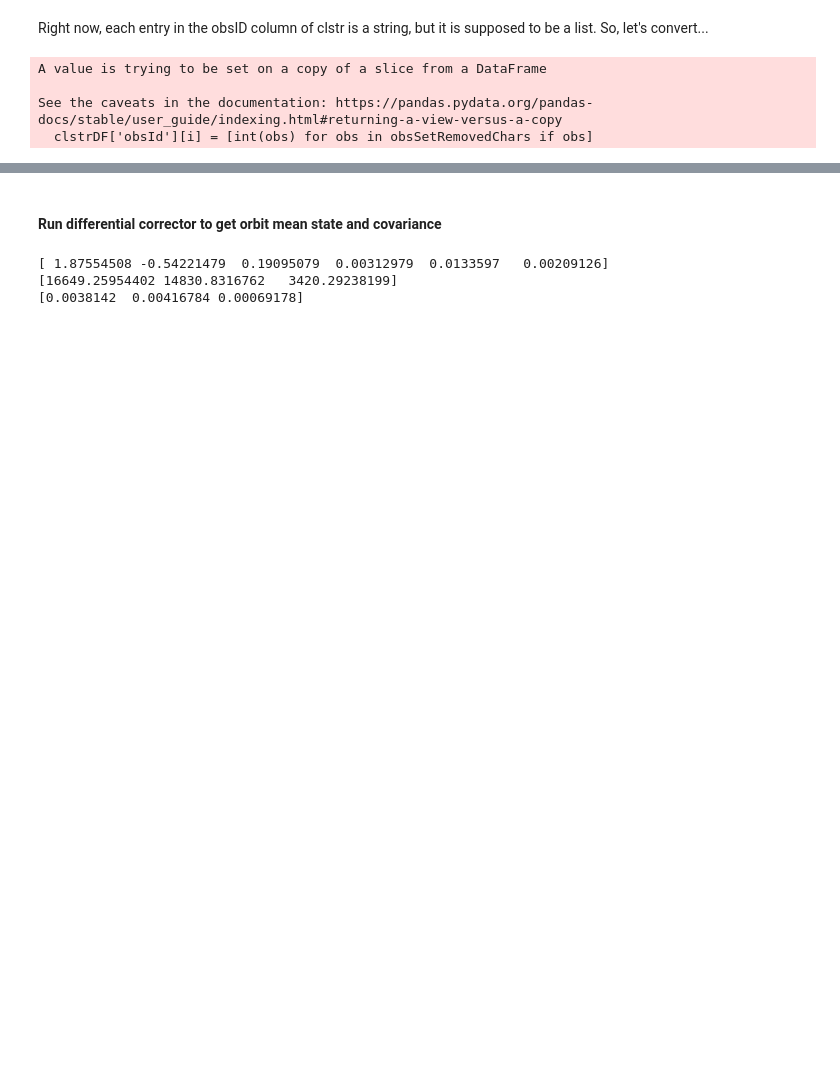
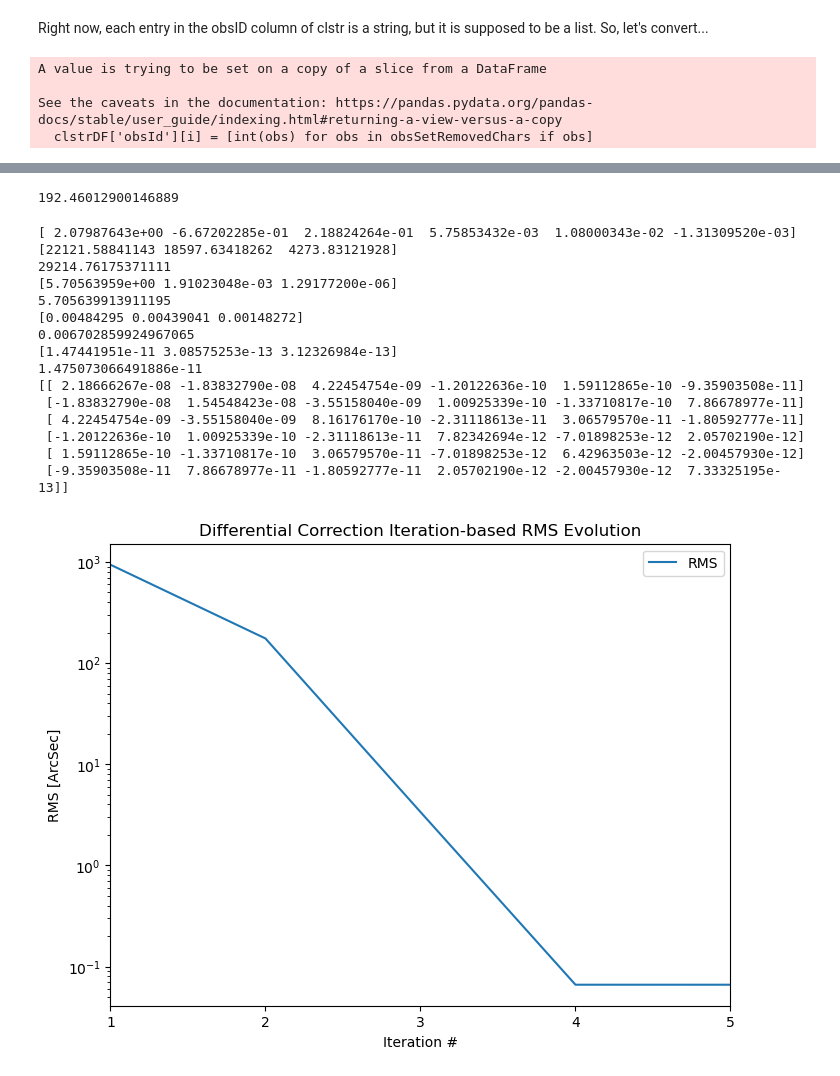
Before and after one commit to rahil-makadia/lsst-heliolinc-corrector, a Jupyter notebook: lsst-corrector-demo.ipynb, the cells around one changed output, grey strips where cells are left out. Cells and saved outputs as stored; diff of their text form; code cells hidden in the pictures; blank space fills up the shorter version.

```diff
--- a/lsst-corrector-demo.ipynb
+++ b/lsst-corrector-demo.ipynb
@@ -55,6 +60,7 @@ clstrDF.head()
 # %%
-clusterNumber = 0 # np.random.randint(0, len(clstrDF))
-data = clstrDF.iloc[clusterNumber]
+clusterIdx = np.random.randint(0, len(clstrDF))
+# clusterIdx = 1640 # 1901
+data = clstrDF.iloc[clusterIdx]
 fitTime = float(data['cluster_epoch']) # epoch for orbit determination
 fitGuess = np.array([float(data['x_ecl']), float(data['y_ecl']), float(data['z_ecl']), float(data['vx_ecl']), float(data['vy_ecl']), float(data['vz_ecl'])]) # initial guess for orbit determination
 print(data)
@@ -67,6 +73,8 @@ for i, obs in enumerate(data['obsId']):
     dec = np.deg2rad(float(rawObsData['AstDec(deg)']))
     raSigma = np.deg2rad(float(rawObsData['AstrometricSigma(deg)']))
     decSigma = np.deg2rad(float(rawObsData['AstrometricSigma(deg)']))
+    raSigma = np.deg2rad(obsDF['AstrometricSigma(deg)'].std())
+    decSigma = np.deg2rad(obsDF['AstrometricSigma(deg)'].std())
     obsArray[i,:] = (time, ra, dec, raSigma, decSigma)
 print(obsArray)
 # %% [output]
@@ -90,2 +97,0 @@ vy_ecl                                                    0.016748
-# %% [markdown]
-#### Run differential corrector to get orbit mean state and covariance
@@ -95,34 +98,74 @@ import matplotlib.pyplot as plt
+# %%
+np.ptp(obsArray[:,0])*24
+# %% [output]
+192.46012900146889
 # %%
 epoch = fitTime
 x_nom = fitGuess.copy()
 obs_array = obsArray.copy()
 
-n_iter = 7
-rms_rad = np.zeros((n_iter,1))
-rms = np.zeros((n_iter,1))
-del_rms = np.zeros((n_iter,1))
-state_arr = np.zeros((len(x_nom), n_iter))
-for i in range(n_iter):
-    P, at_w_b, b_accum = accumulate_observations_efficiently(epoch, x_nom, obs_array)
-    delta_x = P@at_w_b
+max_iter = 20
+fd_pert = 1e-6
+rms_change_limit = 1e-3
+min_iter = 5
+
+rms_rad = np.zeros((max_iter,1))
+rms = np.zeros((max_iter,1))
+del_rms = np.inf*np.ones((max_iter,1))
+state_arr = np.zeros((len(x_nom), max_iter))
+i = 0
+while (abs(del_rms[i-1])>rms_change_limit or i<min_iter):
+    P, a, w, b = accumulate_observations_efficiently(epoch, x_nom, obs_array, fd_pert)
+    delta_x = P@(a.T @ w @ b)
     x_nom += delta_x.T[0]
     state_arr[:,i] = x_nom.T
-    rms_rad[i] = np.sqrt(np.sum(b_accum)/(2*len(obs_array[:,0])))
+    rms_rad[i] = np.sqrt(np.sum(b.T @ b)/(2*len(obs_array[:,0])))
     rms[i] = np.rad2deg(rms_rad[i])*3600 # convert to ArcSec
+    if i > 0: del_rms[i] = (rms[i] - rms[i-1])/rms[i-1]
+    i += 1
+    if i >= max_iter: break
 # end for
-for i in range(1, n_iter):
-    del_rms[i] = abs(rms[i-1] - rms[i])/rms[i-1]
-# end for
+n_iter = i
 r_epoch = x_nom[:3] # differentially corrected position at epoch
 v_epoch = x_nom[3:6] # differentially corrected velocity at epoch
 variance = np.diag(P) # calculate the variance of the nominal state elements
 st_dev = np.sqrt(variance) # calculate the standard deviation of the nominal state elements
 [values,vectors] = np.linalg.eig(P) # calculate eigenvalues and eigenvectors of covariance matrix for error ellipsoid
 
 print(x_nom)
 print(st_dev[:3]*au2km)
+print(np.linalg.norm(st_dev[:3]*au2km))
+print(values[:3]*au2km)
+print(np.linalg.norm(values[:3]*au2km))
 print(st_dev[3:6]*au2km/day2sec)
+print(np.linalg.norm(st_dev[3:6]*au2km/day2sec))
+print(values[3:6]*au2km/day2sec)
+print(np.linalg.norm(values[3:6]*au2km/day2sec))
+print(P)
+
+plt.figure(figsize=(8,6), dpi=100)
+plt.semilogy(np.arange(1,n_iter+1), rms[:n_iter], label = 'RMS')
+plt.xlabel('Iteration #')
+plt.xticks(np.arange(1,n_iter+1,1)) if n_iter <= 10 else plt.xticks(np.hstack((1,np.arange(5,n_iter+1,5))))
+plt.xlim(1, n_iter)
+plt.ylabel('RMS [ArcSec]')
+plt.title('Differential Correction Iteration-based RMS Evolution')
+plt.legend()
+plt.show()
 # %% [output]
-[ 1.87554508 -0.54221479  0.19095079  0.00312979  0.0133597   0.00209126]
-[16649.25954402 14830.8316762   3420.29238199]
-[0.0038142  0.00416784 0.00069178]
+[ 2.07987643e+00 -6.67202285e-01  2.18824264e-01  5.75853432e-03  1.08000343e-02 -1.31309520e-03]
+[22121.58841143 18597.63418262  4273.83121928]
+29214.76175371111
+[5.70563959e+00 1.91023048e-03 1.29177200e-06]
+5.705639913911195
+[0.00484295 0.00439041 0.00148272]
+0.006702859924967065
+[1.47441951e-11 3.08575253e-13 3.12326984e-13]
+1.475073066491886e-11
+[[ 2.18666267e-08 -1.83832790e-08  4.22454754e-09 -1.20122636e-10  1.59112865e-10 -9.35903508e-11]
+ [-1.83832790e-08  1.54548423e-08 -3.55158040e-09  1.00925339e-10 -1.33710817e-10  7.86678977e-11]
+ [ 4.22454754e-09 -3.55158040e-09  8.16176170e-10 -2.31118613e-11  3.06579570e-11 -1.80592777e-11]
+ [-1.20122636e-10  1.00925339e-10 -2.31118613e-11  7.82342694e-12 -7.01898253e-12  2.05702190e-12]
+ [ 1.59112865e-10 -1.33710817e-10  3.06579570e-11 -7.01898253e-12  6.42963503e-12 -2.00457930e-12]
+ [-9.35903508e-11  7.86678977e-11 -1.80592777e-11  2.05702190e-12 -2.00457930e-12  7.33325195e-13]]
+[figure, added]
```
Also changed, not shown: parts of 8 cells of this notebook, 3 other files.
